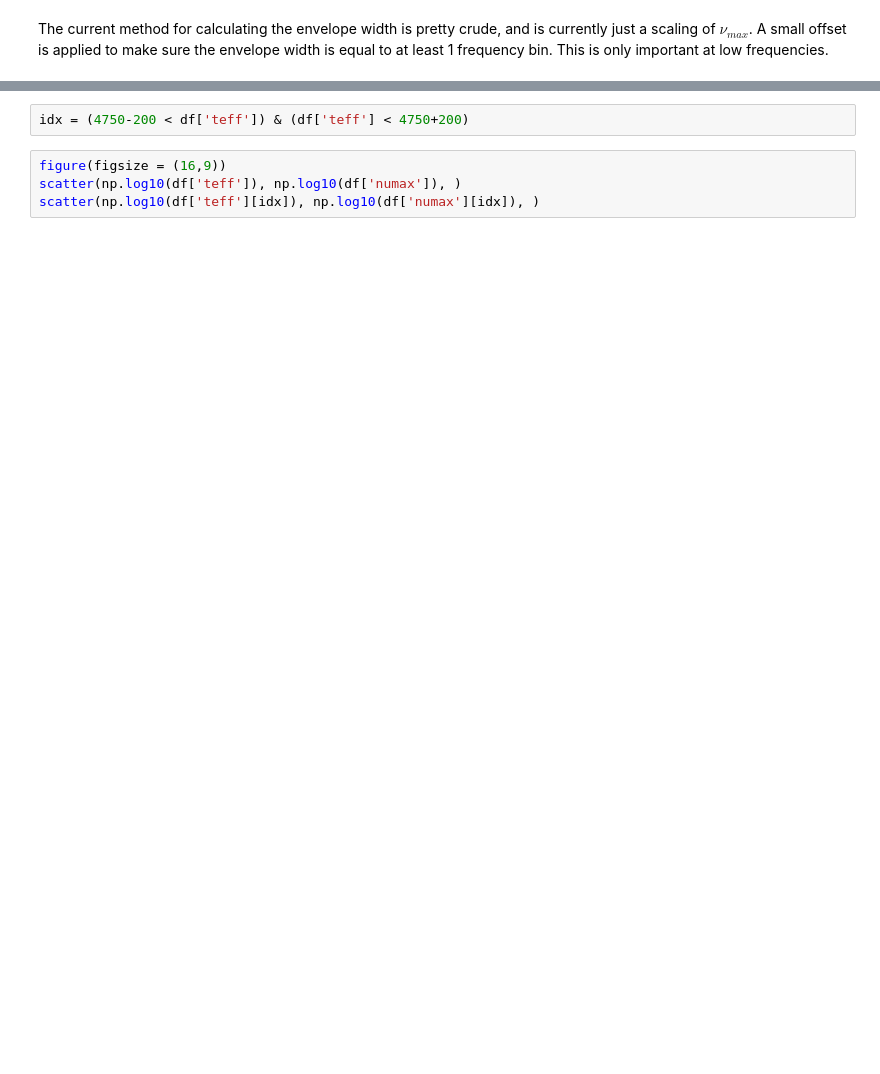
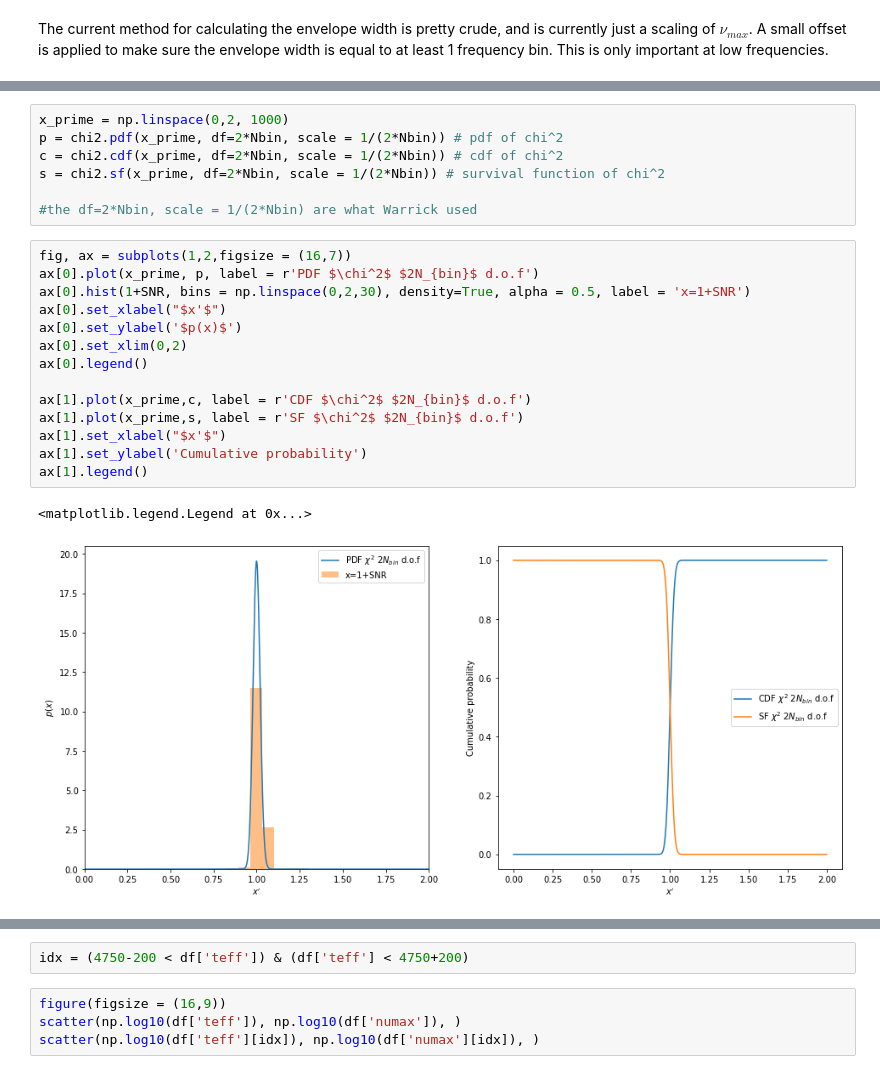
Before and after one commit to nielsenmb/PSM128, a Jupyter notebook: detection/p-mode detection.ipynb, the cells around one changed output, grey strips where cells are left out. Cells and saved outputs as stored; diff of their text form; blank space fills up the shorter version.

```diff
--- a/detection/p-mode detection.ipynb
+++ b/detection/p-mode detection.ipynb
@@ -264,0 +291,24 @@ post = prior1*like1/(prior0*like0+prior1*like1)
+# %%
+x_prime = np.linspace(0,2, 1000)
+p = chi2.pdf(x_prime, df=2*Nbin, scale = 1/(2*Nbin)) # pdf of chi^2
+c = chi2.cdf(x_prime, df=2*Nbin, scale = 1/(2*Nbin)) # cdf of chi^2
+s = chi2.sf(x_prime, df=2*Nbin, scale = 1/(2*Nbin)) # survival function of chi^2
+
+#the df=2*Nbin, scale = 1/(2*Nbin) are what Warrick used
+# %%
+fig, ax = subplots(1,2,figsize = (16,7))
+ax[0].plot(x_prime, p, label = r'PDF $\chi^2$ $2N_{bin}$ d.o.f')
+ax[0].hist(1+SNR, bins = np.linspace(0,2,30), density=True, alpha = 0.5, label = 'x=1+SNR')
+ax[0].set_xlabel("$x'$")
+ax[0].set_ylabel('$p(x)$')
+ax[0].set_xlim(0,2)
+ax[0].legend()
+
+ax[1].plot(x_prime,c, label = r'CDF $\chi^2$ $2N_{bin}$ d.o.f')
+ax[1].plot(x_prime,s, label = r'SF $\chi^2$ $2N_{bin}$ d.o.f')
+ax[1].set_xlabel("$x'$")
+ax[1].set_ylabel('Cumulative probability')
+ax[1].legend()
+# %% [output]
+<matplotlib.legend.Legend at 0x...>
+[figure, added]
```
Also changed, not shown: parts of 37 cells of this notebook, 7 other files.
